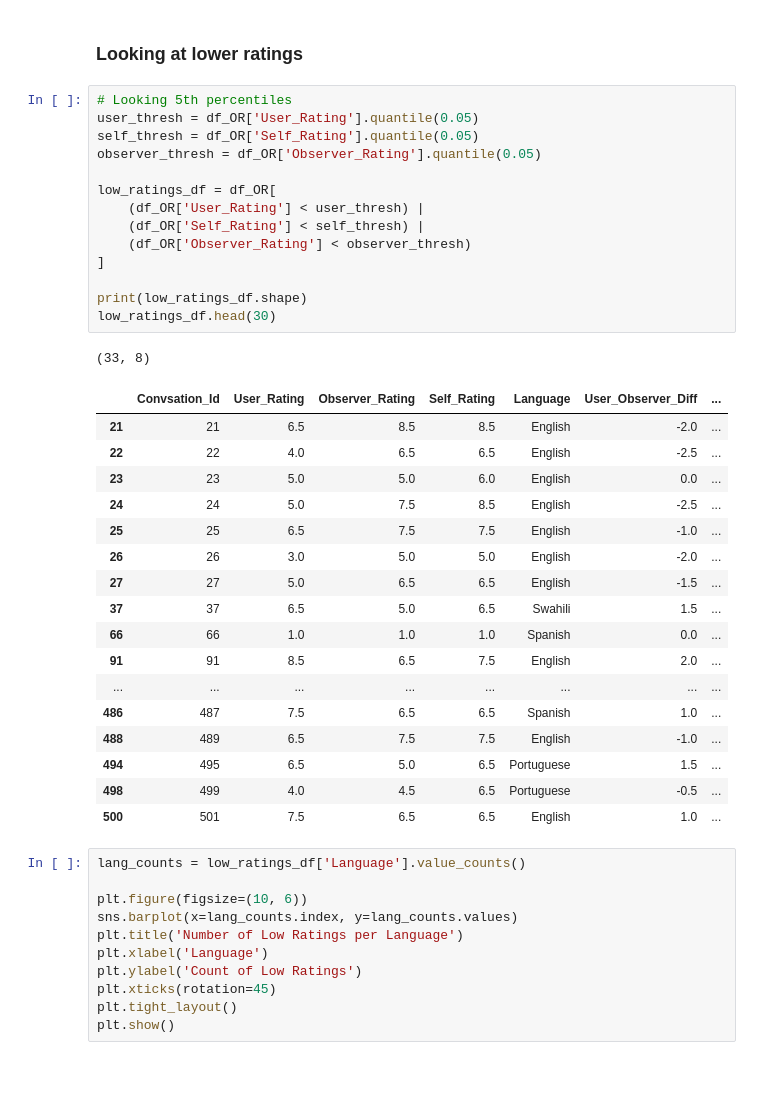
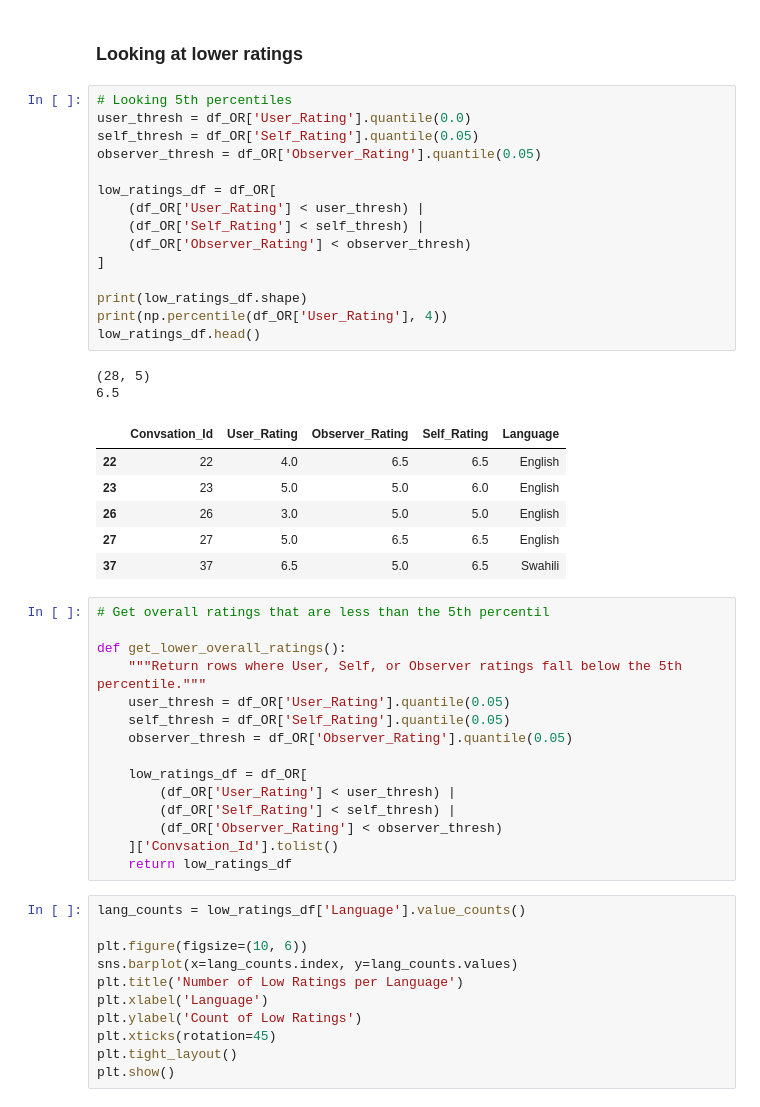
Before and after one commit to wisdom-okwen/chatbot_evaluation, a Jupyter notebook: analysis/analysis.ipynb, the cells around one changed output. Cells and saved outputs as stored; diff of their text form; blank space fills up the shorter version.

```diff
--- a/analysis/analysis.ipynb
+++ b/analysis/analysis.ipynb
@@ -129,37 +146,43 @@ plt.show()
 ### Looking at lower ratings
 # %%
 # Looking 5th percentiles
-user_thresh = df_OR['User_Rating'].quantile(0.05)
+user_thresh = df_OR['User_Rating'].quantile(0.0)
 self_thresh = df_OR['Self_Rating'].quantile(0.05)
 observer_thresh = df_OR['Observer_Rating'].quantile(0.05)
 
 low_ratings_df = df_OR[
     (df_OR['User_Rating'] < user_thresh) |
     (df_OR['Self_Rating'] < self_thresh) |
     (df_OR['Observer_Rating'] < observer_thresh)
 ]
 
 print(low_ratings_df.shape)
-low_ratings_df.head(30)
+print(np.percentile(df_OR['User_Rating'], 4))
+low_ratings_df.head()
 # %% [output]
-(33, 8)
+(28, 5)
+6.5
-|  | Convsation_Id | User_Rating | Observer_Rating | Self_Rating | Language | User_Observer_Diff | ... |
-| 21 | 21 | 6.5 | 8.5 | 8.5 | English | -2.0 | ... |
-| 22 | 22 | 4.0 | 6.5 | 6.5 | English | -2.5 | ... |
-| 23 | 23 | 5.0 | 5.0 | 6.0 | English | 0.0 | ... |
-| 24 | 24 | 5.0 | 7.5 | 8.5 | English | -2.5 | ... |
-| 25 | 25 | 6.5 | 7.5 | 7.5 | English | -1.0 | ... |
-| 26 | 26 | 3.0 | 5.0 | 5.0 | English | -2.0 | ... |
-| 27 | 27 | 5.0 | 6.5 | 6.5 | English | -1.5 | ... |
-| 37 | 37 | 6.5 | 5.0 | 6.5 | Swahili | 1.5 | ... |
-| 66 | 66 | 1.0 | 1.0 | 1.0 | Spanish | 0.0 | ... |
-| 91 | 91 | 8.5 | 6.5 | 7.5 | English | 2.0 | ... |
-| ... | ... | ... | ... | ... | ... | ... | ... |
-| 486 | 487 | 7.5 | 6.5 | 6.5 | Spanish | 1.0 | ... |
-| 488 | 489 | 6.5 | 7.5 | 7.5 | English | -1.0 | ... |
-| 494 | 495 | 6.5 | 5.0 | 6.5 | Portuguese | 1.5 | ... |
-| 498 | 499 | 4.0 | 4.5 | 6.5 | Portuguese | -0.5 | ... |
-| 500 | 501 | 7.5 | 6.5 | 6.5 | English | 1.0 | ... |
+|  | Convsation_Id | User_Rating | Observer_Rating | Self_Rating | Language |
+| 22 | 22 | 4.0 | 6.5 | 6.5 | English |
+| 23 | 23 | 5.0 | 5.0 | 6.0 | English |
+| 26 | 26 | 3.0 | 5.0 | 5.0 | English |
+| 27 | 27 | 5.0 | 6.5 | 6.5 | English |
+| 37 | 37 | 6.5 | 5.0 | 6.5 | Swahili |
+# %%
+# Get overall ratings that are less than the 5th percentil
+
+def get_lower_overall_ratings():
+    """Return rows where User, Self, or Observer ratings fall below the 5th percentile."""
+    user_thresh = df_OR['User_Rating'].quantile(0.05)
+    self_thresh = df_OR['Self_Rating'].quantile(0.05)
+    observer_thresh = df_OR['Observer_Rating'].quantile(0.05)
+
+    low_ratings_df = df_OR[
+        (df_OR['User_Rating'] < user_thresh) |
+        (df_OR['Self_Rating'] < self_thresh) |
+        (df_OR['Observer_Rating'] < observer_thresh)
+    ]['Convsation_Id'].tolist()
+    return low_ratings_df
 # %%
 lang_counts = low_ratings_df['Language'].value_counts()
 
```
Also changed, not shown: parts of 2 cells of this notebook, 1 other file.
